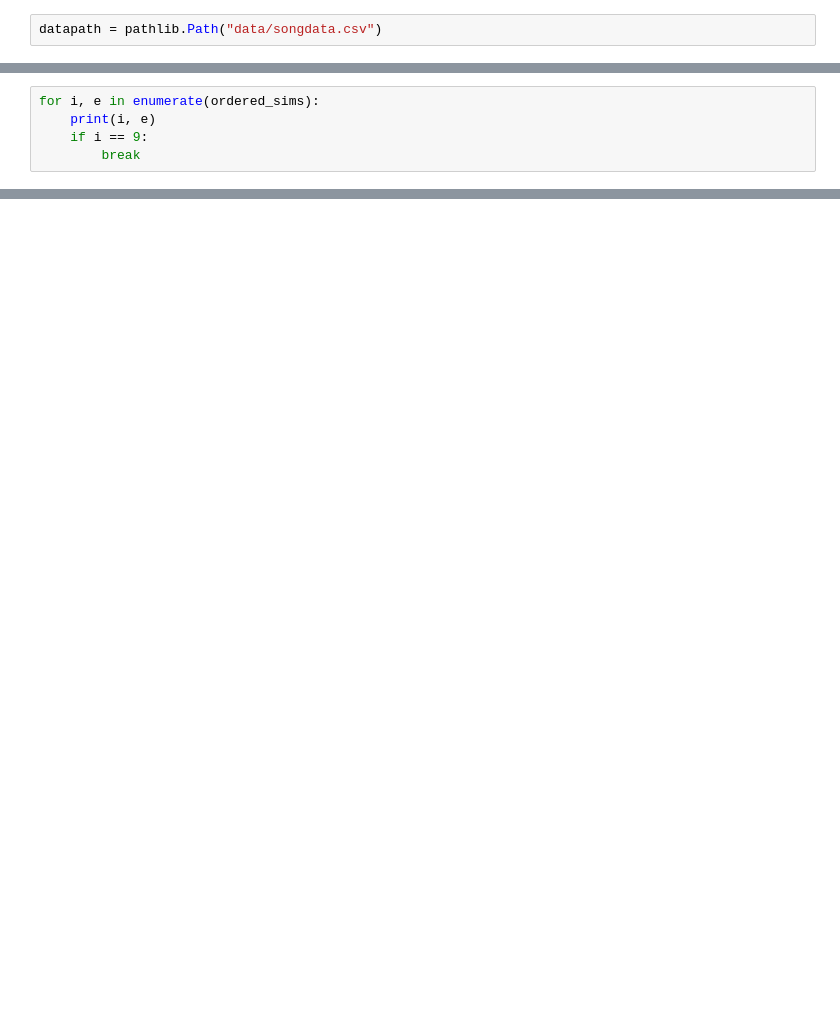
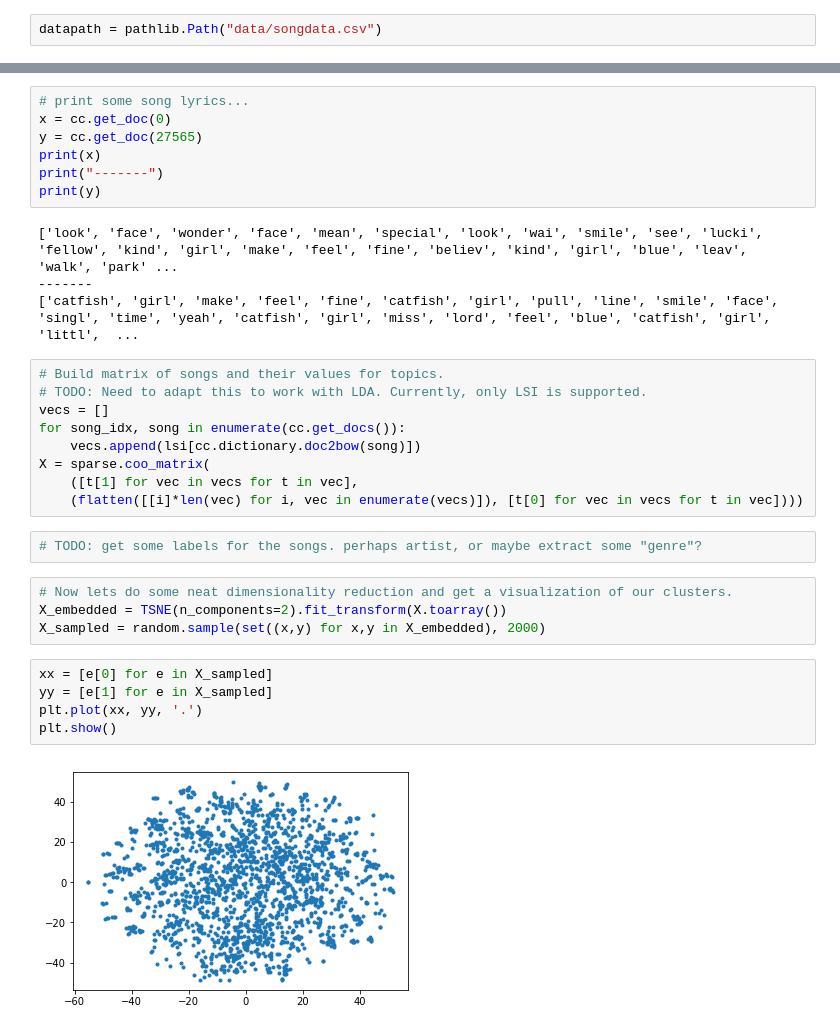
Before and after one commit to nick-kaufman/portfolio, a Jupyter notebook: topic_models_music_lyrics.ipynb, the cells around one changed output, grey strips where cells are left out. Drawn from its saved outputs; the diff is of its cells as text; blank space fills up the shorter version.

Commit message:
Clean up the topic model stuff a little, and experimenting with spacys ner

```diff
--- a/topic_models_music_lyrics.ipynb
+++ b/topic_models_music_lyrics.ipynb
@@ -52,6 +116 @@ sims = index[lda[cc.dictionary.doc2bow(preprocess_string(data[0]["text"]))]]
 ordered_sims = sorted(enumerate(sims), key = lambda k: k[1], reverse=True)
-# %%
-for i, e in enumerate(ordered_sims):
-    print(i, e)
-    if i == 9:
-        break
@@ -112,0 +136,33 @@ And if she ever leaves me what could I do, what could I do?
+# %%
+# print some song lyrics...
+x = cc.get_doc(0)
+y = cc.get_doc(27565)
+print(x)
+print("-------")
+print(y)
+# %% [output]
+['look', 'face', 'wonder', 'face', 'mean', 'special', 'look', 'wai', 'smile', 'see', 'lucki', 'fellow', 'kind', 'girl', 'make', 'feel', 'fine', 'believ', 'kind', 'girl', 'blue', 'leav', 'walk', 'park' ...
+-------
+['catfish', 'girl', 'make', 'feel', 'fine', 'catfish', 'girl', 'pull', 'line', 'smile', 'face', 'singl', 'time', 'yeah', 'catfish', 'girl', 'miss', 'lord', 'feel', 'blue', 'catfish', 'girl', 'littl',  ...
+# %%
+# Build matrix of songs and their values for topics.
+# TODO: Need to adapt this to work with LDA. Currently, only LSI is supported.
+vecs = []
+for song_idx, song in enumerate(cc.get_docs()):
+    vecs.append(lsi[cc.dictionary.doc2bow(song)])
+X = sparse.coo_matrix(
+    ([t[1] for vec in vecs for t in vec],
+    (flatten([[i]*len(vec) for i, vec in enumerate(vecs)]), [t[0] for vec in vecs for t in vec])))
+# %%
+# TODO: get some labels for the songs. perhaps artist, or maybe extract some "genre"?
+# %%
+# Now lets do some neat dimensionality reduction and get a visualization of our clusters.
+X_embedded = TSNE(n_components=2).fit_transform(X.toarray())
+X_sampled = random.sample(set((x,y) for x,y in X_embedded), 2000)
+# %%
+xx = [e[0] for e in X_sampled]
+yy = [e[1] for e in X_sampled]
+plt.plot(xx, yy, '.')
+plt.show()
+# %% [output]
+[figure, added]
```
Also changed, not shown: parts of 18 cells of this notebook, 1 other file.
